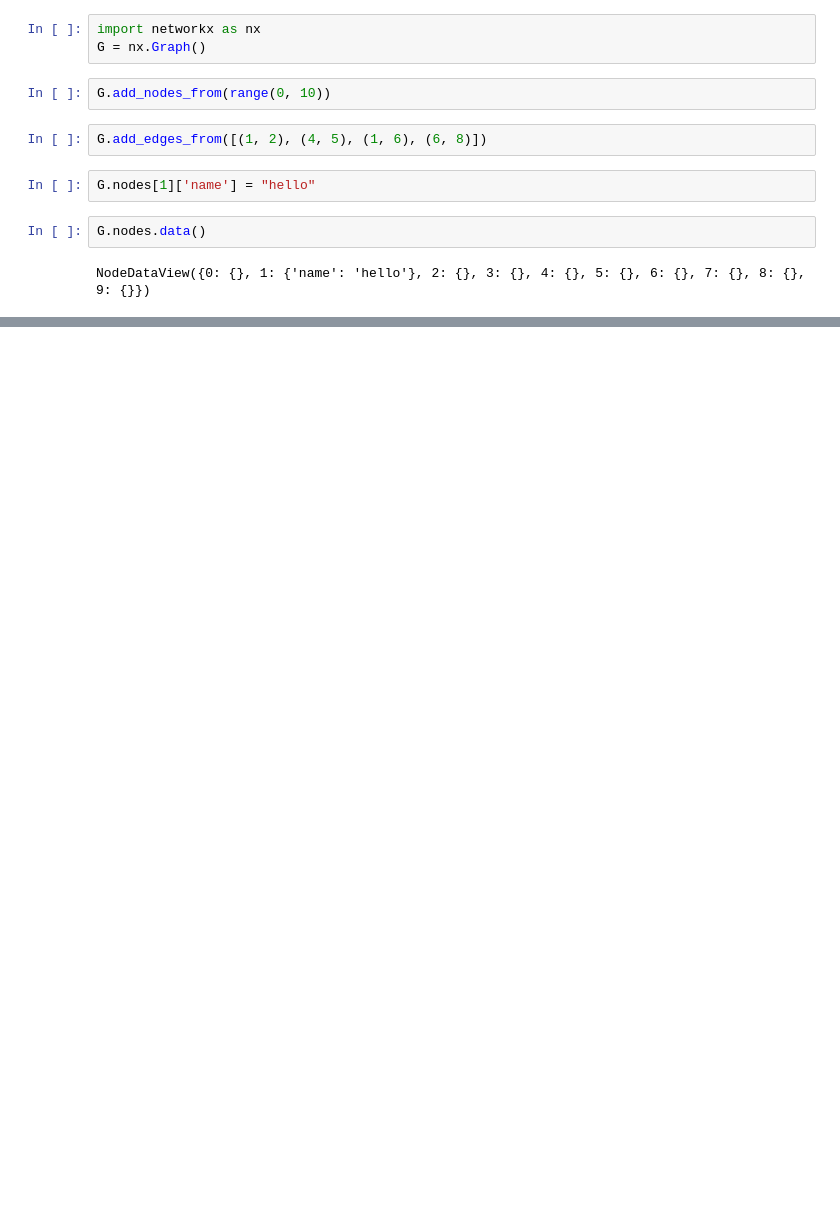
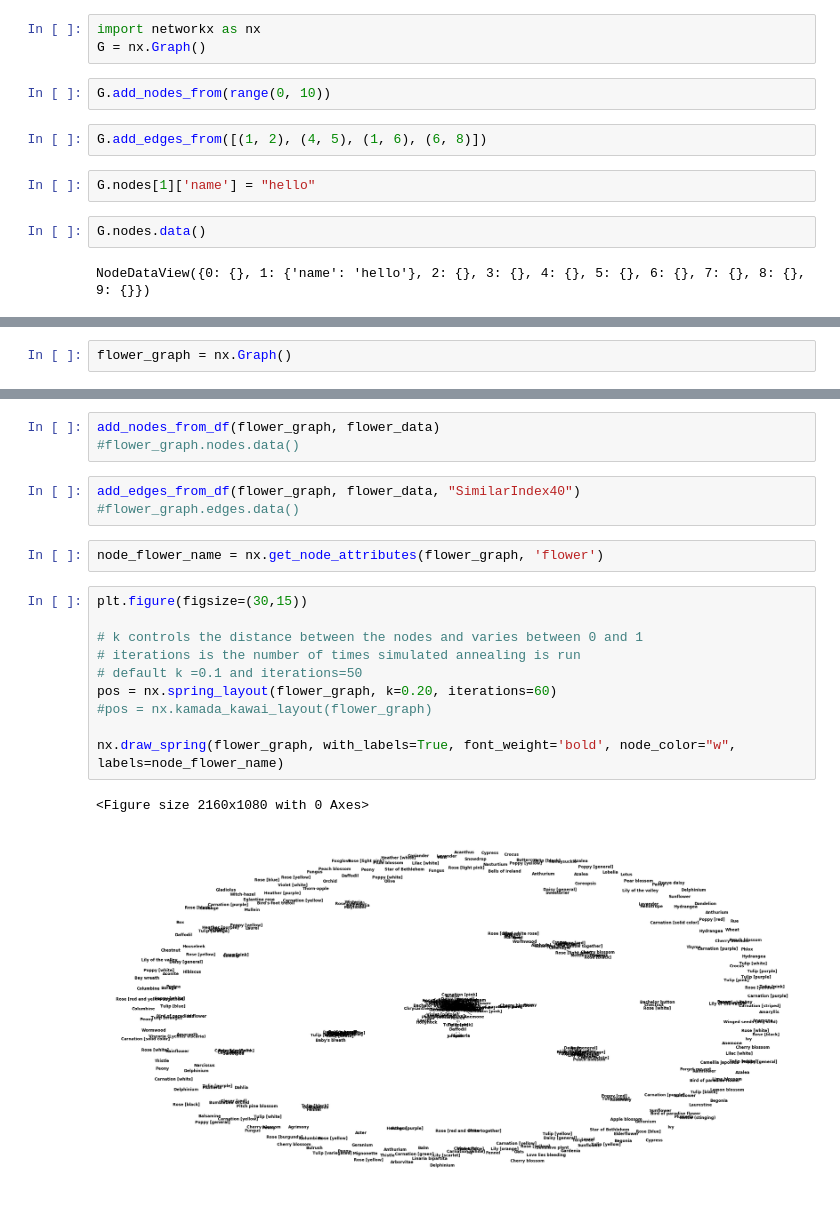
Before and after one commit to jnguyends/flower-meaning, a Jupyter notebook: Notebook/FlowerGraphNetworkX.ipynb, the cells around one changed output, grey strips where cells are left out. Cells and saved outputs as stored; diff of their text form; blank space fills up the shorter version.

```diff
--- a/Notebook/FlowerGraphNetworkX.ipynb
+++ b/Notebook/FlowerGraphNetworkX.ipynb
@@ -49,0 +62,2 @@ nx.draw_shell(G, nlist=[range(5, 10), range(5)], with_labels=True, font_weight='
+# %%
+flower_graph = nx.Graph()
@@ -49,0 +75,21 @@ nx.draw_shell(G, nlist=[range(5, 10), range(5)], with_labels=True, font_weight='
+# %%
+add_nodes_from_df(flower_graph, flower_data)
+#flower_graph.nodes.data()
+# %%
+add_edges_from_df(flower_graph, flower_data, "SimilarIndex40")
+#flower_graph.edges.data()
+# %%
+node_flower_name = nx.get_node_attributes(flower_graph, 'flower')
+# %%
+plt.figure(figsize=(30,15))
+
+# k controls the distance between the nodes and varies between 0 and 1
+# iterations is the number of times simulated annealing is run
+# default k =0.1 and iterations=50
+pos = nx.spring_layout(flower_graph, k=0.20, iterations=60)
+#pos = nx.kamada_kawai_layout(flower_graph)
+
+nx.draw_spring(flower_graph, with_labels=True, font_weight='bold', node_color="w", labels=node_flower_name)
+# %% [output]
+<Figure size 2160x1080 with 0 Axes>
+[figure, added]
```
Also changed, not shown: parts of 10 cells of this notebook, 2 other files.
